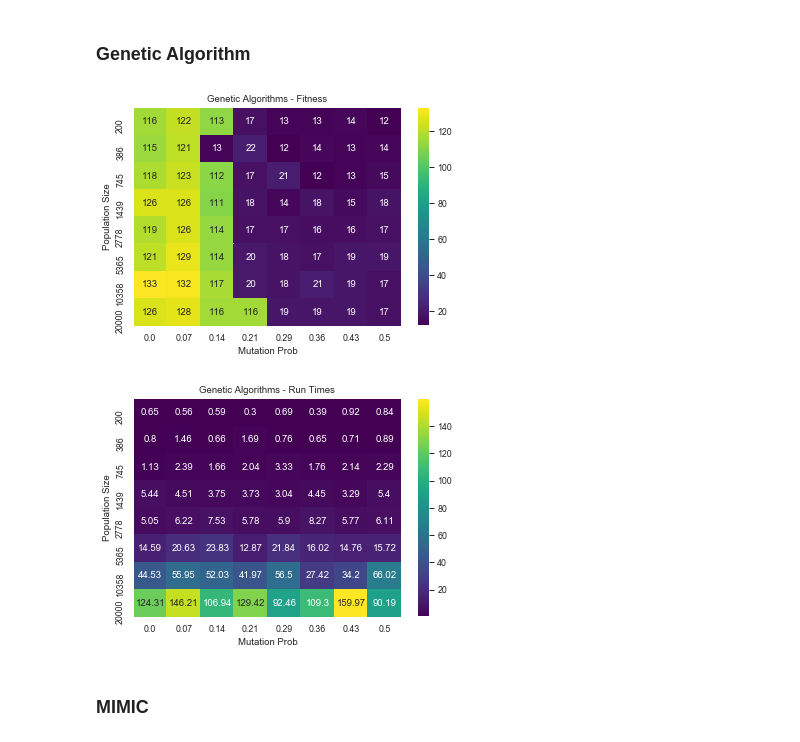
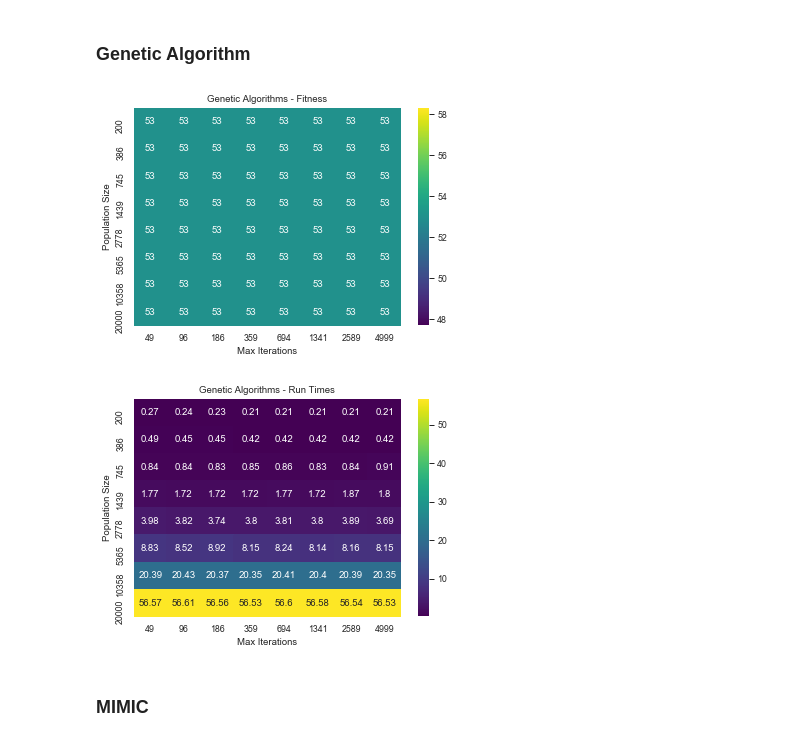
Before and after one commit to mkecera/cs7641-randomized-optimization, a Jupyter notebook: assignment2.ipynb, the cells around one changed output. Drawn from its saved outputs; the diff is of its cells as text; code cells hidden in the pictures.

```diff
--- a/assignment2.ipynb
+++ b/assignment2.ipynb
@@ -152,20 +152,20 @@ all_states, all_fitness, all_curves, run_times, pop_size_data, max_iter_data = p
     )
 # %%
 chart_data = pd.DataFrame({'Fitness': all_fitness, 'Population Size': pop_size_data, 'Max Iterations': max_iter_data})
-chart_data = chart_data.pivot(index='Population Size', columns='Mutation Prob', values='Fitness')
+chart_data = chart_data.pivot(index='Population Size', columns='Max Iterations', values='Fitness')
 sns.set_context("paper")
 sns_plot = sns.heatmap(chart_data, annot=True, fmt="g", cmap='viridis').set_title('Genetic Algorithms - Fitness')
 sns_plot.get_figure().savefig(save_path + "4p_ga_hyperparam.png", dpi=100)
 # %% [output]
-[figure, old version]
+[figure, new version]
 # %%
-chart_data = pd.DataFrame({'Run Times': [round(x, 2) for x in run_times], 'Population Size': pop_size_data, 'Mutation Prob': mut_prob_data})
-chart_data = chart_data.pivot(index='Population Size', columns='Mutation Prob', values='Run Times')
+chart_data = pd.DataFrame({'Run Times': [round(x, 2) for x in run_times], 'Population Size': pop_size_data, 'Max Iterations': max_iter_data})
+chart_data = chart_data.pivot(index='Population Size', columns='Max Iterations', values='Run Times')
 sns.set_context("paper")
 sns_plot = sns.heatmap(chart_data, annot=True, fmt="g", cmap='viridis').set_title('Genetic Algorithms - Run Times')
 sns_plot.get_figure().savefig(save_path + "4p_ga_hyperparam-time.png", dpi=100)
 # %% [output]
-[figure, old version]
+[figure, new version]
 # %% [markdown]
 ### MIMIC
 # %%
```
Also changed, not shown: parts of 14 cells of this notebook.
